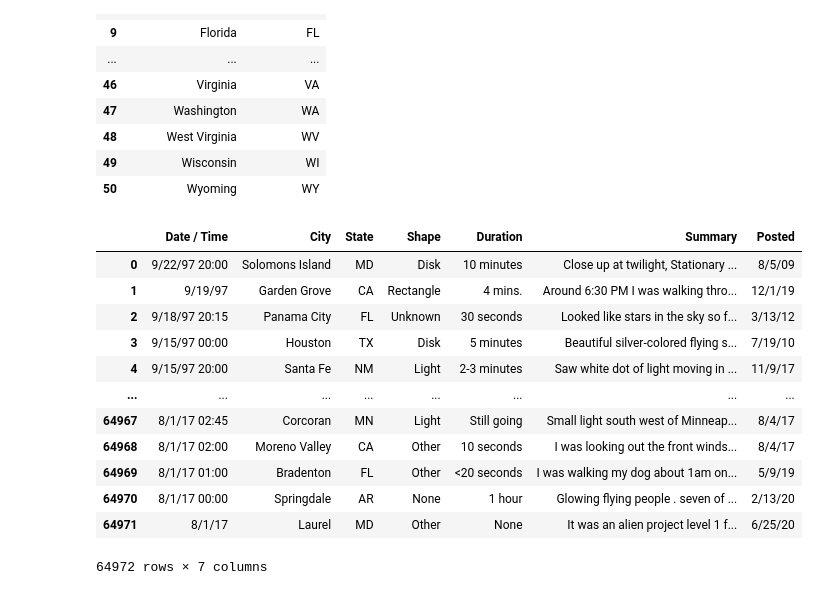
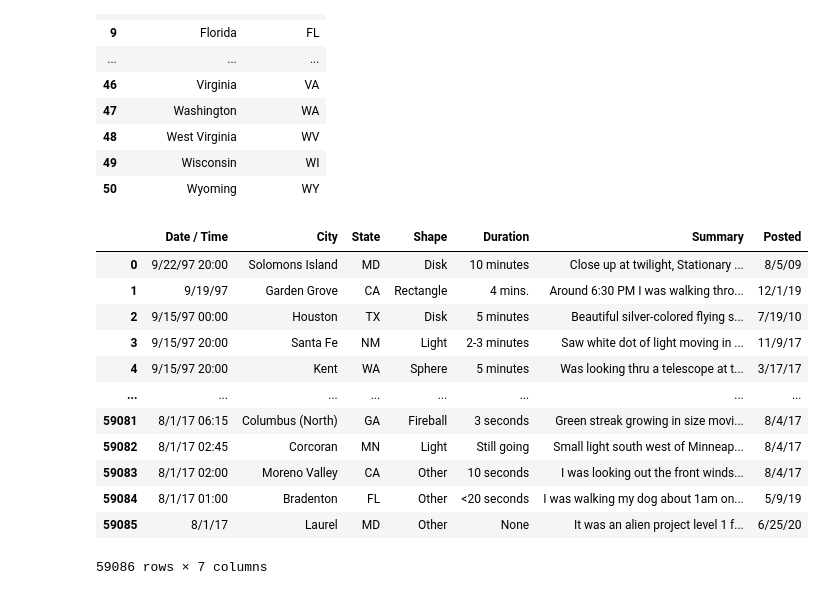
Before and after one commit to douglasshibata/DataSciencePandas, a Jupyter notebook: 5_7_Limpeza_dos_dados.ipynb, the cells around one changed output. Cells and saved outputs as stored; diff of their text form; code cells hidden in the pictures.

```diff
--- a/5_7_Limpeza_dos_dados.ipynb
+++ b/5_7_Limpeza_dos_dados.ipynb
@@ -37,10 +37,16 @@ ovnis
 ovnis.drop(ovnis.index[ovnis['City'] == 'None'], inplace = True)
 ovnis.drop(ovnis.index[ovnis['City'] == None], inplace = True)
 ovnis.drop(ovnis.index[ovnis['State'] == None], inplace = True)
-ovnis.drop(ovnis.index[ovnis['Shape'] == 'Unknown'], inplace = True)
 ovnis.drop(ovnis.index[ovnis['Shape'] == None], inplace = True)
-ovnis.drop(ovnis.index[ovnis['Shape'] == "NaN"], inplace = True)
+ovnis.drop(ovnis.index[ovnis['Shape'] == "Unknown"], inplace = True)
 ovnis['State'].dropna()
+ovnis['Shape'].dropna()
+ovnis['City'].dropna()
+ovnis.dropna(subset=['City', 'Shape','State'])
+ovnis.dropna(how='all')
+ovnis = ovnis[ovnis['Shape'].notna()]
+ovnis = ovnis[ovnis['City'].notna()]
+ovnis = ovnis[ovnis['State'].notna()]
 ovnis
 # %% [output]
 |  | Date / Time | City | State | Shape | Duration | Summary | Posted |
@@ -80,7 +86,7 @@ states_usa
 # %%
 #Manter somente os registros referentes aos (51 estados dos Estados Unidos)
 q = """
-SELECT * from total where
+SELECT * from ovnis where
  STATE LIKE 'AL'
 OR STATE LIKE 'AK'
 OR STATE LIKE 'AZ'
@@ -113,43 +119,43 @@ OR STATE LIKE 'ND'
 OR STATE LIKE 'OH'
 OR STATE LIKE 'OK'
 OR STATE LIKE 'OR'
 OR STATE LIKE 'MD'
 OR STATE LIKE 'MA'
 OR STATE LIKE 'MI'
 OR STATE LIKE 'MN'
 OR STATE LIKE 'MS'
 OR STATE LIKE 'MO'
 OR STATE LIKE 'PA'
 OR STATE LIKE 'RI'
 OR STATE LIKE 'SC'
 OR STATE LIKE 'SD'
 OR STATE LIKE 'TN'
 OR STATE LIKE 'TX'
 OR STATE LIKE 'UT'
 OR STATE LIKE 'VT'
 OR STATE LIKE 'VA'
 OR STATE LIKE 'WA'
 OR STATE LIKE 'WV'
 OR STATE LIKE 'WI'
 OR STATE LIKE 'WY'
   """
 # Executa o seu comando SQL e retorna um dataframe
 usa_df = pandasql.sqldf(q.lower(), locals())
 usa_df
 # %% [output]
 |  | Date / Time | City | State | Shape | Duration | Summary | Posted |
 | 0 | 9/22/97 20:00 | Solomons Island | MD | Disk | 10 minutes | Close up at twilight, Stationary ... | 8/5/09 |
 | 1 | 9/19/97 | Garden Grove | CA | Rectangle | 4 mins. | Around 6:30 PM I was walking thro... | 12/1/19 |
-| 2 | 9/18/97 20:15 | Panama City | FL | Unknown | 30 seconds | Looked like stars in the sky so f... | 3/13/12 |
-| 3 | 9/15/97 00:00 | Houston | TX | Disk | 5 minutes | Beautiful silver-colored flying s... | 7/19/10 |
-| 4 | 9/15/97 20:00 | Santa Fe | NM | Light | 2-3 minutes | Saw white dot of light moving in ... | 11/9/17 |
+| 2 | 9/15/97 00:00 | Houston | TX | Disk | 5 minutes | Beautiful silver-colored flying s... | 7/19/10 |
+| 3 | 9/15/97 20:00 | Santa Fe | NM | Light | 2-3 minutes | Saw white dot of light moving in ... | 11/9/17 |
+| 4 | 9/15/97 20:00 | Kent | WA | Sphere | 5 minutes | Was looking thru a telescope at t... | 3/17/17 |
 | ... | ... | ... | ... | ... | ... | ... | ... |
-| 64967 | 8/1/17 02:45 | Corcoran | MN | Light | Still going | Small light south west of Minneap... | 8/4/17 |
-| 64968 | 8/1/17 02:00 | Moreno Valley | CA | Other | 10 seconds | I was looking out the front winds... | 8/4/17 |
-| 64969 | 8/1/17 01:00 | Bradenton | FL | Other | <20 seconds | I was walking my dog about 1am on... | 5/9/19 |
-| 64970 | 8/1/17 00:00 | Springdale | AR | None | 1 hour | Glowing flying people . seven of ... | 2/13/20 |
-| 64971 | 8/1/17 | Laurel | MD | Other | None | It was an alien project level 1 f... | 6/25/20 |
+| 59081 | 8/1/17 06:15 | Columbus (North) | GA | Fireball | 3 seconds | Green streak growing in size movi... | 8/4/17 |
+| 59082 | 8/1/17 02:45 | Corcoran | MN | Light | Still going | Small light south west of Minneap... | 8/4/17 |
+| 59083 | 8/1/17 02:00 | Moreno Valley | CA | Other | 10 seconds | I was looking out the front winds... | 8/4/17 |
+| 59084 | 8/1/17 01:00 | Bradenton | FL | Other | <20 seconds | I was walking my dog about 1am on... | 5/9/19 |
+| 59085 | 8/1/17 | Laurel | MD | Other | None | It was an alien project level 1 f... | 6/25/20 |
-64972 rows × 7 columns
+59086 rows × 7 columns
 # %%
 #Remover variáveis irrelevantes para a análise (Duration, Summary e Posted);
 limpo = usa_df.drop(["Duration", 'Summary' ,'Posted'],axis=1)
```
Also changed, not shown: parts of 7 cells of this notebook.
